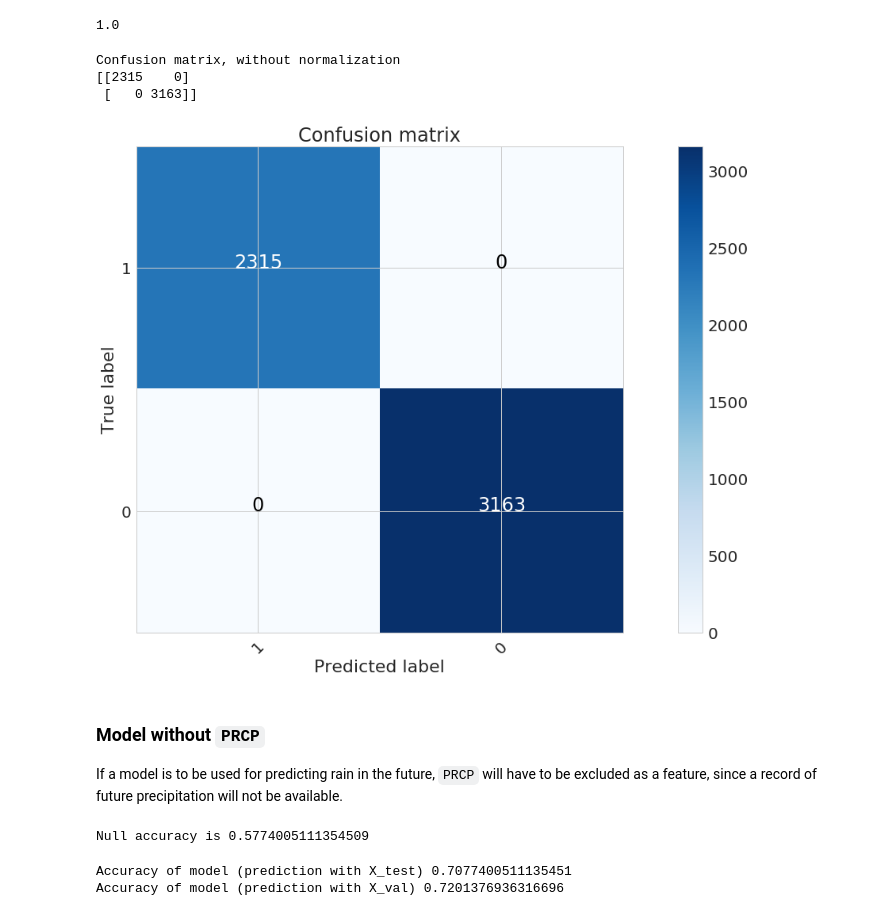
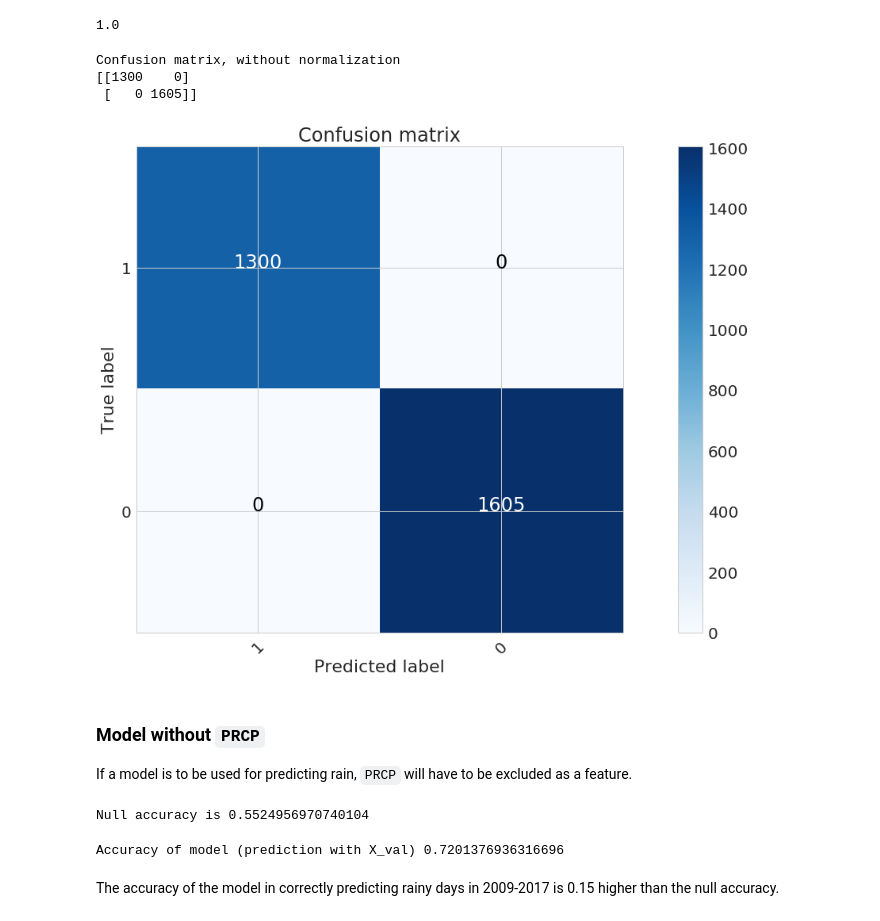
Before and after one commit to maianhly/dat11syd, a Jupyter notebook: lessons/lesson-07/hwk/Lesson 7 Homework.ipynb, the cells around one changed output. Cells and saved outputs as stored; diff of their text form; code cells hidden in the pictures.

```diff
--- a/lessons/lesson-07/hwk/Lesson 7 Homework.ipynb
+++ b/lessons/lesson-07/hwk/Lesson 7 Homework.ipynb
@@ -411,16 +411,3 @@ seattle_indexed.head(10)
 | 7 | 1948-01-08 | 1948 | 1 | 8 | January | Winter | 35 | 48 | 0.04 | 1 |
 | 8 | 1948-01-09 | 1948 | 1 | 9 | January | Winter | 31 | 50 | 0.12 | 1 |
 | 9 | 1948-01-10 | 1948 | 1 | 10 | January | Winter | 34 | 43 | 0.74 | 1 |
-# %%
-# Initialise WEEKLY_PRCP_AVG as NaNs
-
-seattle_indexed['WEEKLY_PRCP_AVG'] = np.nan
-
-# Set RAIN_YESTERDAY as previous row value for RAIN
-
-for i in range(7, len(seattle_indexed)):
-    seattle_indexed.loc[i, 'WEEKLY_PRCP_AVG'] = seattle_indexed.loc[i-7:i-1, 'PRCP'].mean()
-
-# Check new dataframe
-
-seattle_indexed.head(15)
@@ -581,40 +553,39 @@ feature_cols = ['PRCP']
 X = seattle_training[feature_cols]
 y = seattle_training.RAIN
 
-# Split variables
-
-X_train, X_test, y_train, y_test = model_selection.train_test_split(X, y, random_state=1)
+X_val = seattle_val[feature_cols]
+y_val = seattle_val.RAIN
 
 # Fit logistic regression model
 
-logreg_cv = LogisticRegressionCV()
-logreg_cv.fit(X_train, y_train)
+logreg_cv = LogisticRegressionCV(cv=model_selection.KFold(20, shuffle=True, random_state=1), max_iter=100)
+logreg_cv.fit(X, y)
 
 # Predict with test data
 
-y_pred_class = logreg_cv.predict(X_test)
-print (metrics.accuracy_score(y_test, y_pred_class))
+y_pred_class = logreg_cv.predict(X_val)
+print (metrics.accuracy_score(y_val, y_pred_class))
 # %% [output]
 1.0
 # %%
-# plot an attractive confusion matrix
-cnf_mat = metrics.confusion_matrix(y_test, y_pred_class, labels = seattle_training.RAIN.unique())
+# plot confusion matrix
+cnf_mat = metrics.confusion_matrix(y_val, y_pred_class, labels = seattle_training.RAIN.unique())
 class_labels = seattle_training.RAIN.unique()
 plt.figure()
 plot_confusion_matrix(cnf_mat, class_labels,
                           normalize=False,
                           title='Confusion matrix',
                           cmap=plt.cm.Blues)
 plt.show()
 # %% [output]
 Confusion matrix, without normalization
-[[2315    0]
- [   0 3163]]
+[[1300    0]
+ [   0 1605]]
-[figure, old version]
+[figure, new version]
 # %% [markdown]
 ### Model without `PRCP`
 
-If a model is to be used for predicting rain in the future, `PRCP` will have to be excluded as a feature, since a record of future precipitation will not be available.
+If a model is to be used for predicting rain, `PRCP` will have to be excluded as a feature.
 # %%
 # Choose variables
 
@@ -633,29 +600,25 @@ X_train, X_test, y_train, y_test = model_selection.train_test_split(X, y, random
 # Calculate null accuracy
 
 dumb = DummyClassifier(strategy='most_frequent')
-dumb.fit(X_train, y_train)
-y_dumb_class = dumb.predict(X_test)
-print ('Null accuracy is', metrics.accuracy_score(y_test, y_dumb_class))
+dumb.fit(X, y)
+y_dumb_class = dumb.predict(X_val)
+print ('Null accuracy is', metrics.accuracy_score(y_val, y_dumb_class))
 # %% [output]
-Null accuracy is 0.5774005111354509
+Null accuracy is 0.5524956970740104
 # %%
-# Fit logistic regression model with KFold validation where K = 10
+# Fit logistic regression model with KFold validation where K = 20
 
 logreg_cv = LogisticRegressionCV(cv=model_selection.KFold(20, shuffle=True, random_state=1), max_iter=100)
-logreg_cv.fit(X_train, y_train)
+logreg_cv.fit(X, y)
 
 # Predict with test data
 
-y_pred_class = logreg_cv.predict(X_test)
-print ('Accuracy of model (prediction with X_test)', metrics.accuracy_score(y_test, y_pred_class))
-
-# Predict with holdout data
-
-y_val_class = logreg_cv.predict(X_val)
-print ('Accuracy of model (prediction with X_val)', metrics.accuracy_score(y_val, y_val_class))
+y_pred_class = logreg_cv.predict(X_val)
+print ('Accuracy of model (prediction with X_val)', metrics.accuracy_score(y_val, y_pred_class))
 # %% [output]
-Accuracy of model (prediction with X_test) 0.7077400511135451
 Accuracy of model (prediction with X_val) 0.7201376936316696
+# %% [markdown]
+The accuracy of the model in correctly predicting rainy days in 2009-2017 is 0.15 higher than the null accuracy.
 # %%
 # Print co-efficients and intercept
 
```
Also changed, not shown: parts of 20 cells of this notebook, 1 other file.
